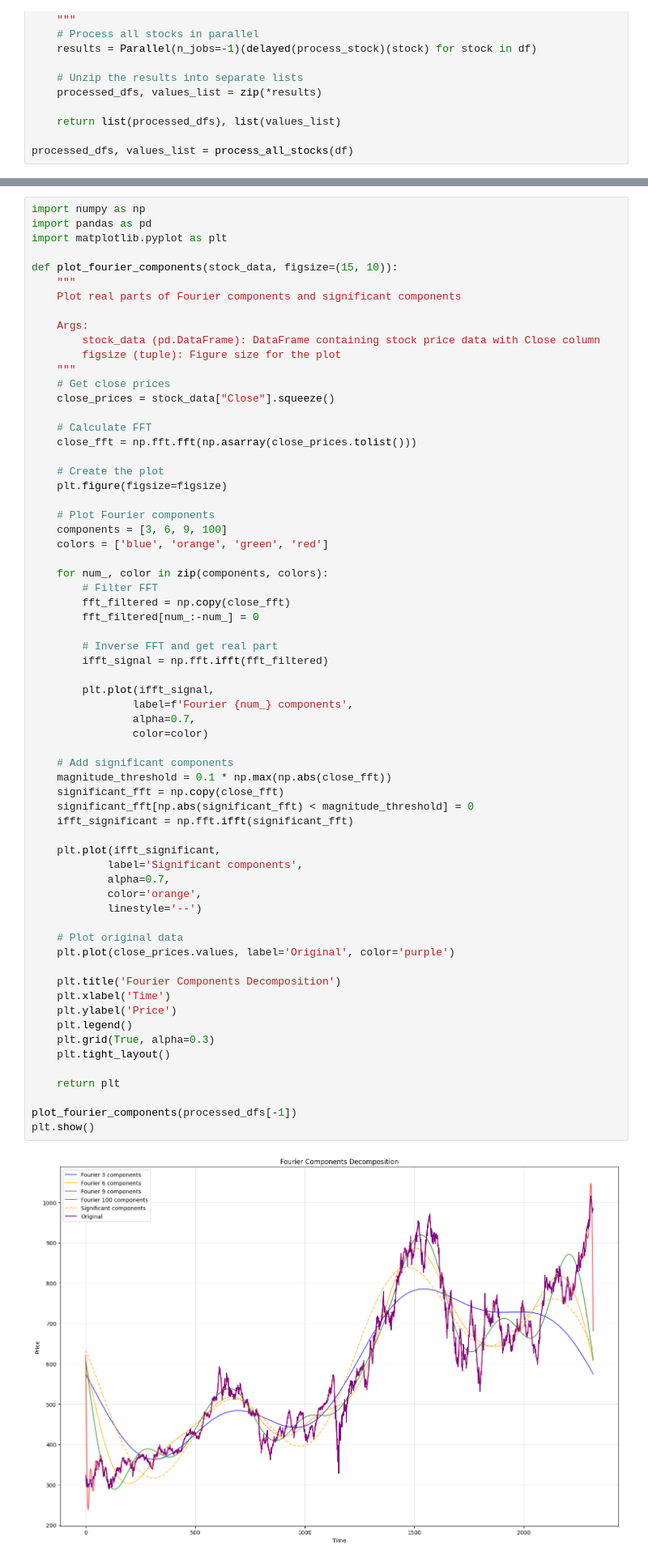
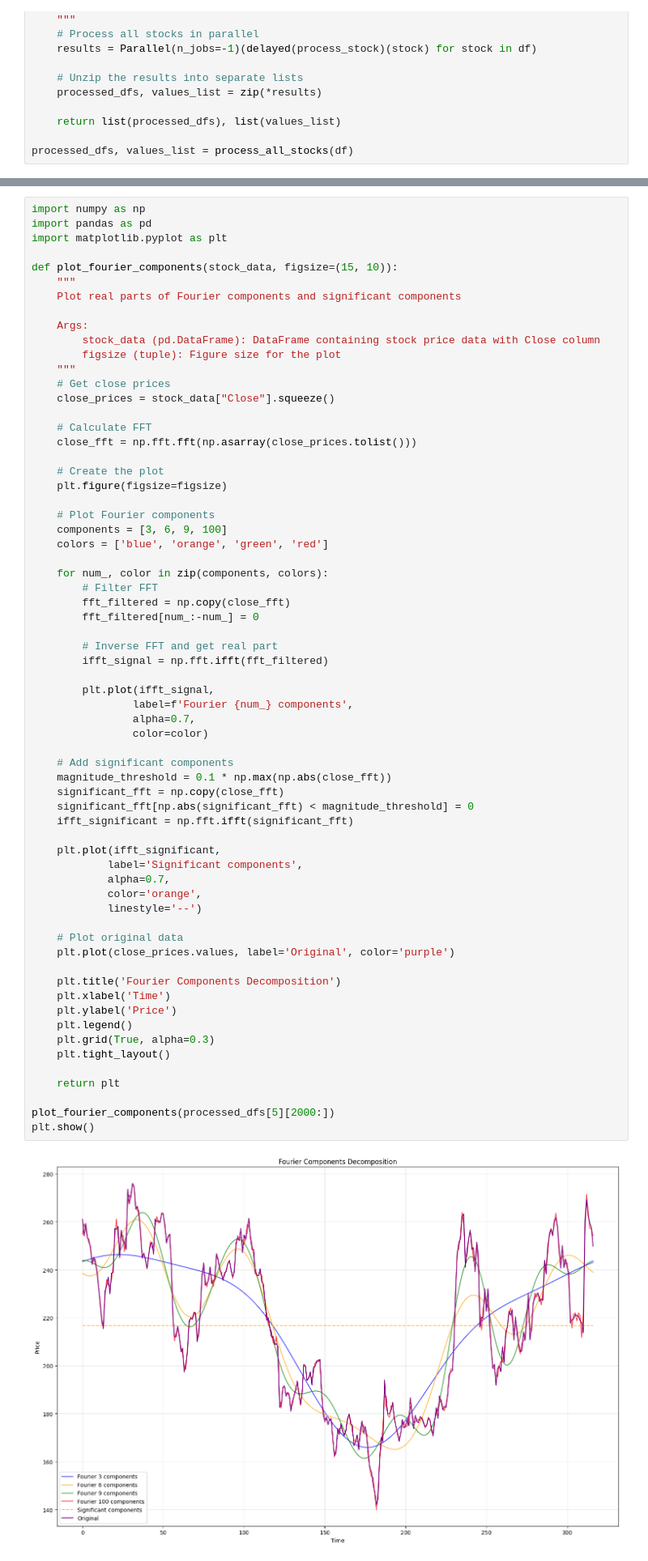
Before and after one commit to adefiqri12/GAN-LSTM-stock-price-prediction, a Jupyter notebook: feature_engineering.ipynb, the cells around one changed output, grey strips where cells are left out. Shown at 81% size. Saved outputs shown, nothing was run; the diff lists cells and outputs as text.

```diff
--- a/feature_engineering.ipynb
+++ b/feature_engineering.ipynb
@@ -303,35 +273,35 @@ def plot_fourier_components(stock_data, figsize=(15, 10)):
                 label=f'Fourier {num_} components',
                 alpha=0.7,
                 color=color)
 
     # Add significant components
     magnitude_threshold = 0.1 * np.max(np.abs(close_fft))
     significant_fft = np.copy(close_fft)
     significant_fft[np.abs(significant_fft) < magnitude_threshold] = 0
     ifft_significant = np.fft.ifft(significant_fft)
 
     plt.plot(ifft_significant,
             label='Significant components',
             alpha=0.7,
             color='orange',
             linestyle='--')
 
     # Plot original data
     plt.plot(close_prices.values, label='Original', color='purple')
 
     plt.title('Fourier Components Decomposition')
     plt.xlabel('Time')
     plt.ylabel('Price')
     plt.legend()
     plt.grid(True, alpha=0.3)
     plt.tight_layout()
 
     return plt
 
-plot_fourier_components(processed_dfs[-1])
+plot_fourier_components(processed_dfs[5][2000:])
 plt.show()
 # %% [output]
-[figure, old version]
+[figure, new version]
 # %%
 def save_processed_data(processed_dfs, values_list, output_dir='processed_data'):
     """
```
Also changed, not shown: parts of 5 cells of this notebook, 2 other files.
